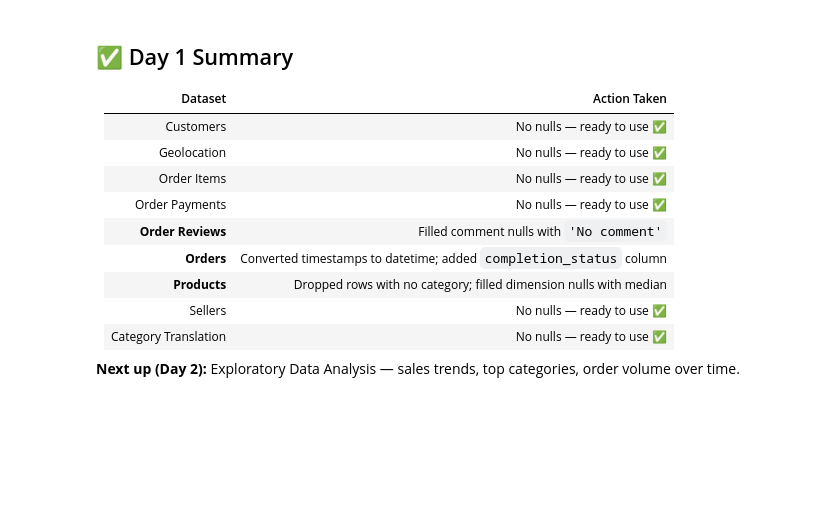
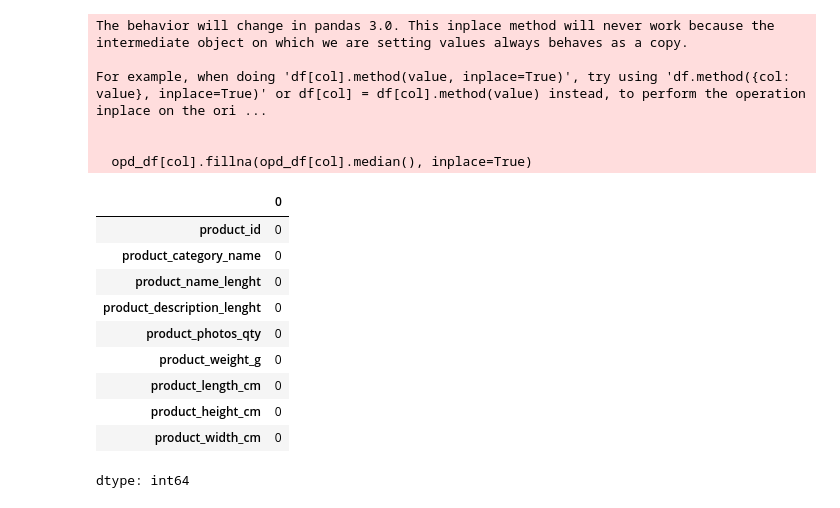
Before and after one commit to satvik0777/Brazilian-E-Commerce-Public-Dataset-by-Olist, a Jupyter notebook: Day 1/Olist_Dataset.ipynb, the cells around one changed output. Saved outputs shown, nothing was run; the diff lists cells and outputs as text; code cells hidden in the pictures; blank space fills up the shorter version.

```diff
--- a/Day 1/Olist_Dataset.ipynb
+++ b/Day 1/Olist_Dataset.ipynb
@@ -97,11 +297,0 @@ ood_df.head()
-# %%
-timestamp_cols = [
-    'order_purchase_timestamp', 'order_approved_at',
-    'order_delivered_carrier_date', 'order_delivered_customer_date',
-    'order_estimated_delivery_date'
-]
-for col in timestamp_cols:
-    ood_df[col] = pd.to_datetime(ood_df[col])
-
-print('Nulls after datetime conversion:')
-print(ood_df.isnull().sum())
@@ -135,25 +378,24 @@ opd_df.head()
 # %%
+
 opd_df.dropna(subset=['product_category_name'], inplace=True)
-
-dim_cols = ['product_weight_g', 'product_length_cm', 'product_height_cm', 'product_width_cm']
-for col in dim_cols:
-    opd_df[col] = opd_df[col].fillna(opd_df[col].median())
-
-print('Nulls remaining in Products:')
-print(opd_df.isnull().sum())
+for col in ['product_weight_g', 'product_length_cm', 'product_height_cm', 'product_width_cm']:
+    opd_df[col].fillna(opd_df[col].median(), inplace=True)
+opd_df.isnull().sum()
+# %% [output]
+The behavior will change in pandas 3.0. This inplace method will never work because the intermediate object on which we are setting values always behaves as a copy.
+
+For example, when doing 'df[col].method(value, inplace=True)', try using 'df.method({col: value}, inplace=True)' or df[col] = df[col].method(value) instead, to perform the operation inplace on the ori ...
+
+
+  opd_df[col].fillna(opd_df[col].median(), inplace=True)
+|  | 0 |
+| product_id | 0 |
+| product_category_name | 0 |
+| product_name_lenght | 0 |
+| product_description_lenght | 0 |
+| product_photos_qty | 0 |
+| product_weight_g | 0 |
+| product_length_cm | 0 |
+| product_height_cm | 0 |
+| product_width_cm | 0 |
+dtype: int64
-# %% [markdown]
-## ✅ Day 1 Summary
-
-| Dataset | Action Taken |
-|---------|-------------|
-| Customers | No nulls — ready to use ✅ |
-| Geolocation | No nulls — ready to use ✅ |
-| Order Items | No nulls — ready to use ✅ |
-| Order Payments | No nulls — ready to use ✅ |
-| **Order Reviews** | Filled comment nulls with `'No comment'` |
-| **Orders** | Converted timestamps to datetime; added `completion_status` column |
-| **Products** | Dropped rows with no category; filled dimension nulls with median |
-| Sellers | No nulls — ready to use ✅ |
-| Category Translation | No nulls — ready to use ✅ |
-
-**Next up (Day 2):** Exploratory Data Analysis — sales trends, top categories, order volume over time.
```
Also changed, not shown: parts of 44 cells of this notebook.
